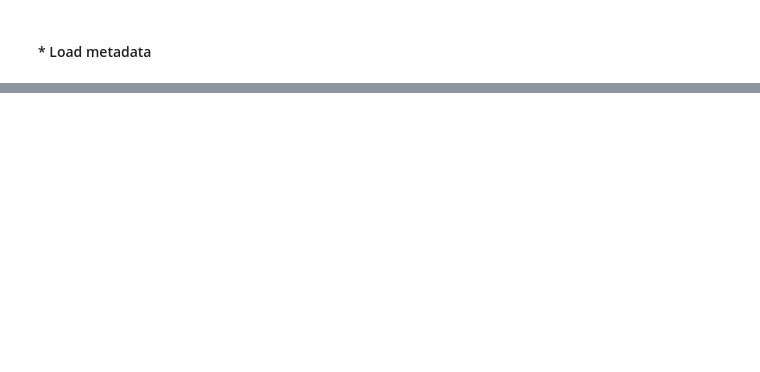
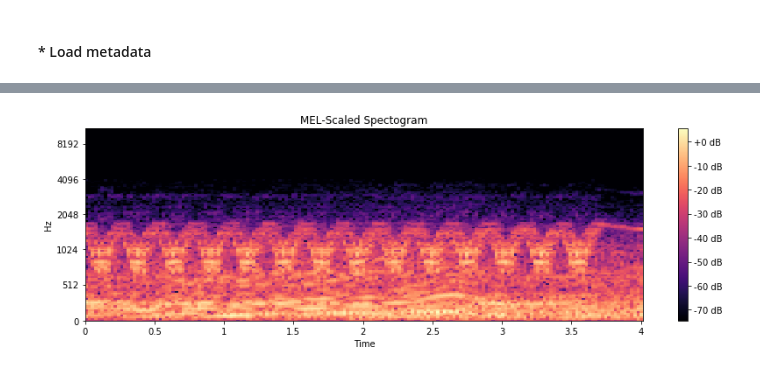
Before and after one commit to GorillaBus/urban-audio-classifier, a Jupyter notebook: 2-pre-processing.ipynb, the cells around one changed output, grey strips where cells are left out. Cells and saved outputs as stored; diff of their text form; code cells hidden in the pictures; blank space fills up the shorter version.

```diff
--- a/2-pre-processing.ipynb
+++ b/2-pre-processing.ipynb
@@ -269,0 +146,21 @@ With all the features being extracted and saved to disk, we can start experiment
+# %%
+n_mels = 128
+
+# Generate mel scaled spectogram
+mel = librosa.feature.melspectrogram(S=stft, n_mels=n_mels)
+
+# Convert sound intensity to log amplitude:
+mel_db = librosa.amplitude_to_db(abs(mel))
+
+# Normalize between -1 and 1
+normalized_mel = librosa.util.normalize(mel_db)
+
+# Plot spectogram from STFT
+plt.figure(figsize=(12, 4))
+librosa.display.specshow(mel_db, x_axis='time', y_axis='mel')
+plt.colorbar(format='%+2.0f dB');
+plt.title('MEL-Scaled Spectogram')
+plt.tight_layout()
+plt.show()
+# %% [output]
+[figure, added]
```
Also changed, not shown: parts of 40 cells of this notebook.
